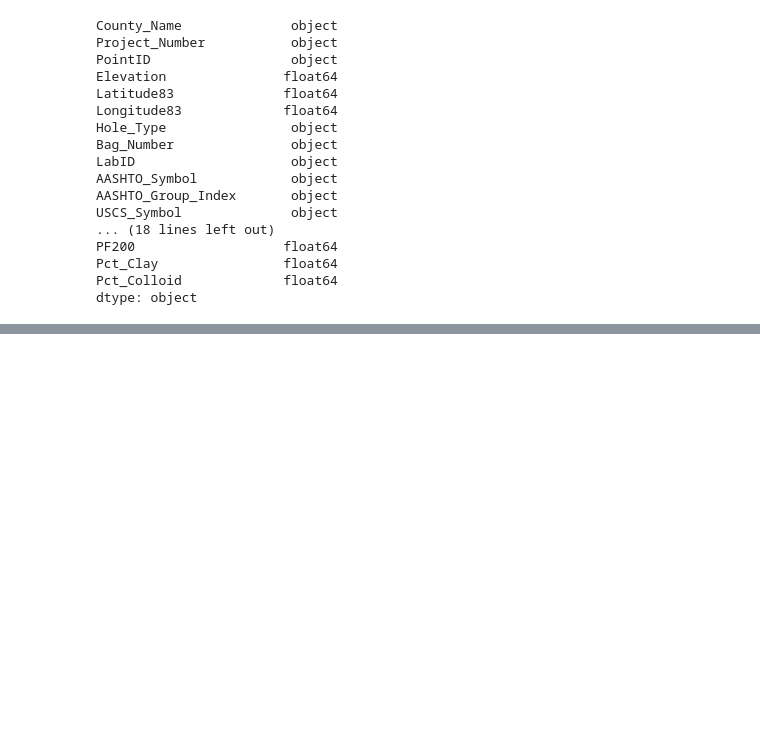
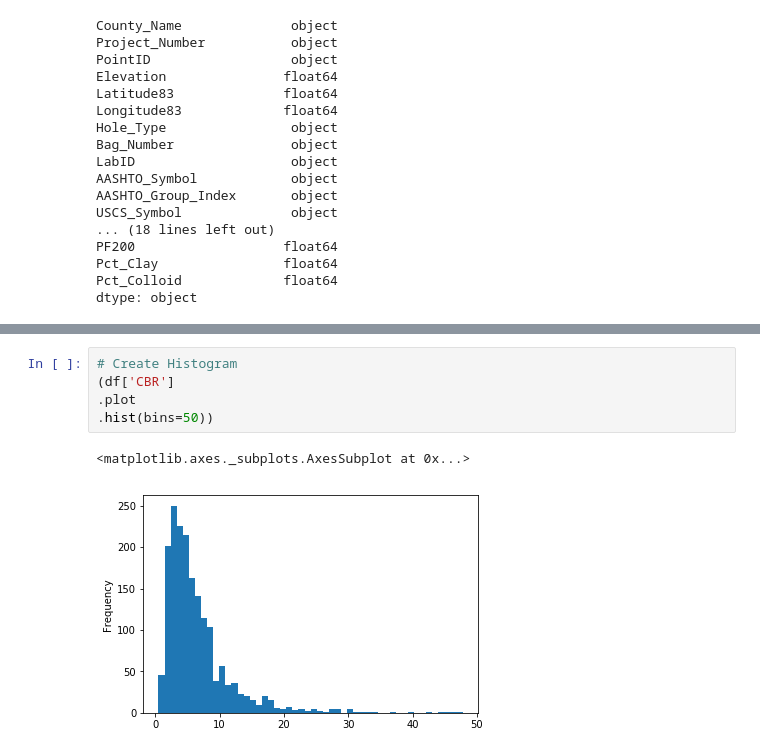
Before and after one commit to claytoncook12/KYTC-CBRAnalysis, a Jupyter notebook: KYTC CBR Data Analysis.ipynb, the cells around one changed output, grey strips where cells are left out. Saved outputs shown, nothing was run; the diff lists cells and outputs as text; blank space fills up the shorter version.

Commit message:
Removed cat method of making histogram and added pandas way

```diff
--- a/KYTC CBR Data Analysis.ipynb
+++ b/KYTC CBR Data Analysis.ipynb
@@ -107,0 +81,8 @@ cbr.value_counts().sort_index().plot(kind='bar')
+# %%
+# Create Histogram
+(df['CBR']
+.plot
+.hist(bins=50))
+# %% [output]
+<matplotlib.axes._subplots.AxesSubplot at 0x...>
+[figure, added]
```
Also changed, not shown: parts of 6 cells of this notebook.
